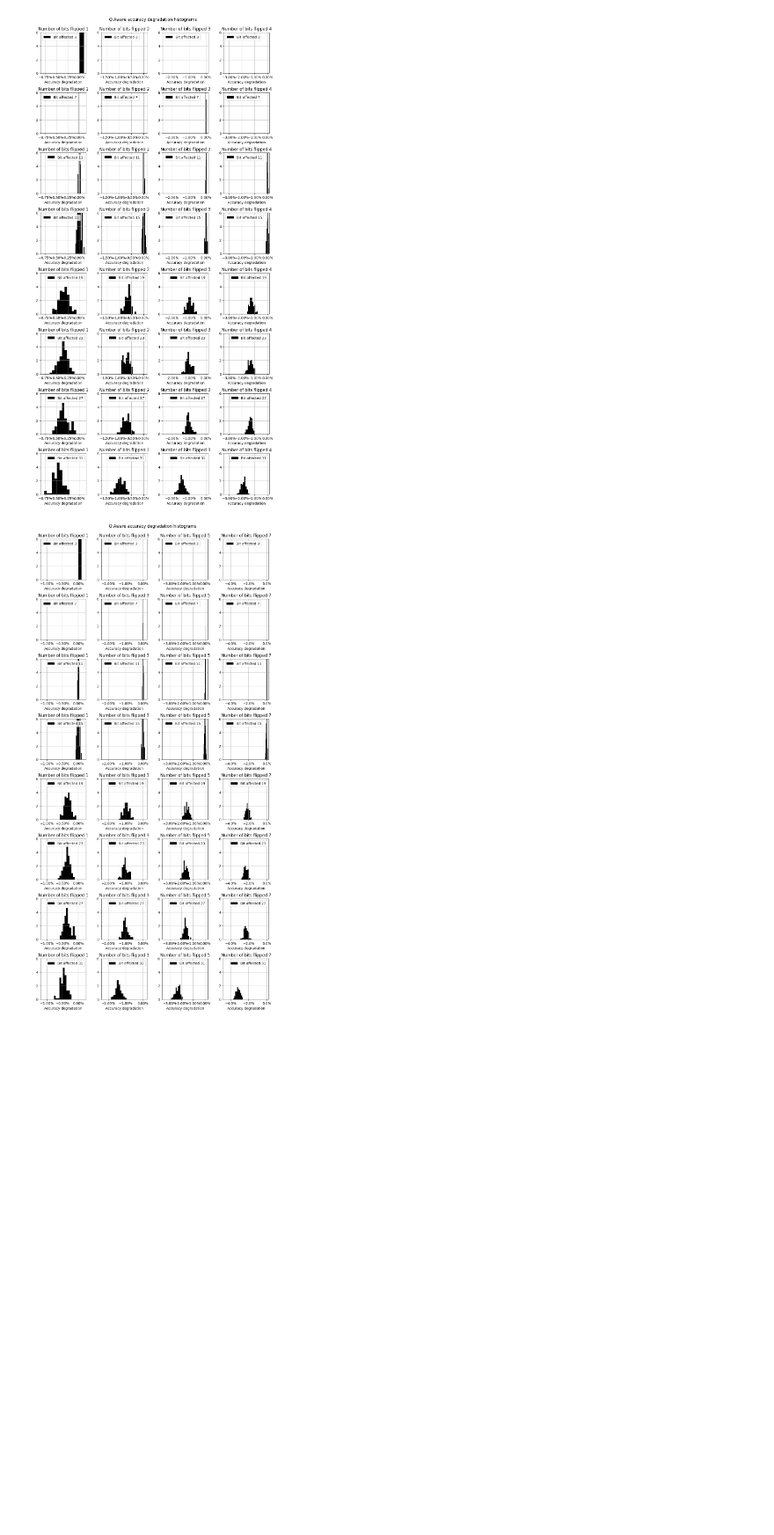
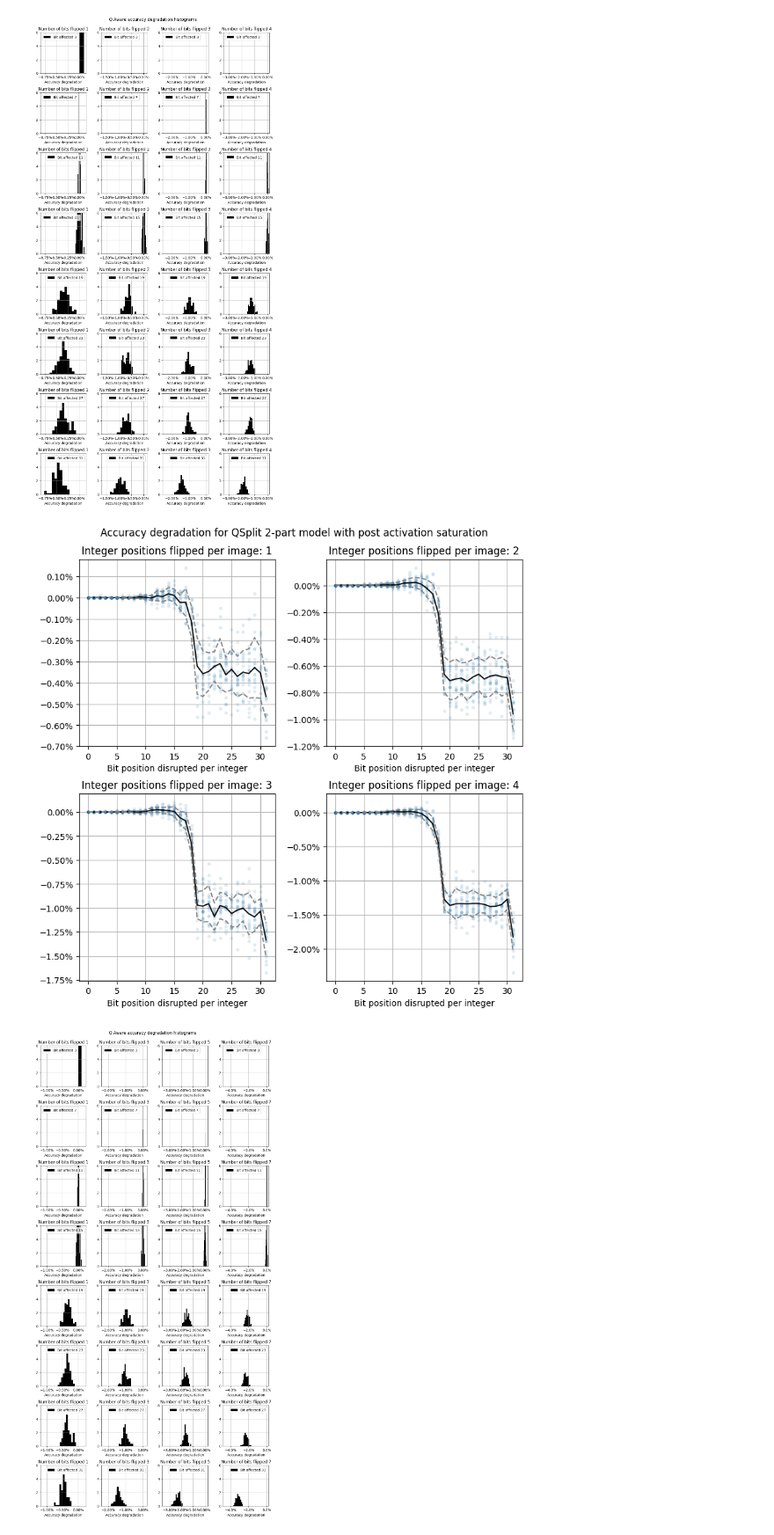
Before and after one commit to Rossbert/Master-Project-Quantization, a Jupyter notebook: QSplit_Plot.ipynb, the cells around one changed output. Shown at 88% size. Cells and saved outputs as stored; diff of their text form; code cells hidden in the pictures; blank space fills up the shorter version.

Commit message:
Reworked main QSplit script, generalized for all cases
Added results of quantization with integer saturation

```diff
--- a/QSplit_Plot.ipynb
+++ b/QSplit_Plot.ipynb
@@ -255,6 +255,40 @@ plt.show()
 plt.close()
 # %% [output]
 [figure]
+# %%
+SAVE_DATA_PATH = OUTPUTS_DIR + 'QSplit_multi_relu_2023-06-18_11.csv'
+SAVE_NAME = 'QSplit Post Activ Saturation Accuracy.png'
+N_FLIPS = 4
+df = pd.read_csv(SAVE_DATA_PATH)
+
+ax : List[List[plt.Axes]]
+fig, ax = plt.subplots(N_FLIPS//2, 2, figsize = (8, 8))
+fig.tight_layout(h_pad = 3.5, w_pad = 3.0, rect=[0, 0, 1, 0.94])
+fig.suptitle('Accuracy degradation for QSplit 2-part model with post activation saturation')
+
+for i in range(1, N_FLIPS + 1):
+    ax[convert_position(i-1)].yaxis.set_major_formatter(ticker.PercentFormatter())
+    condition = (df['layer_key'].notna()) & (df['n_bits_flipped'] == i)
+    ax[convert_position(i-1)].plot(df.loc[condition]['bit_disrupted'], pd.to_numeric(df.loc[condition]['q_aware_test_acc_degradation'])*100, '.', alpha = 0.1)
+    ax[convert_position(i-1)].set_title('Integer positions flipped per image: ' + str(i))
+    ax[convert_position(i-1)].set_xlabel('Bit position disrupted per integer')
+    ax[convert_position(i-1)].grid()
+    averages = []
+    stds = []
+    for j in np.unique(df.loc[condition]['bit_disrupted']):
+        new_condition = (df['layer_key'].notna()) & (df['n_bits_flipped'] == i) & (df['bit_disrupted'] == j)
+        averages.append(pd.to_numeric(df.loc[new_condition]['q_aware_test_acc_degradation']).mean())
+        stds.append(pd.to_numeric(df.loc[new_condition]['q_aware_test_acc_degradation']).std())
+    averages = np.array(averages)
+    ax[convert_position(i-1)].plot(np.unique(df.loc[condition]['bit_disrupted']), averages*100, alpha = 0.95, color = 'k')
+    ax[convert_position(i-1)].plot(np.unique(df.loc[condition]['bit_disrupted']), (averages + stds)*100, '--', alpha = 0.95, color = 'gray')
+    ax[convert_position(i-1)].plot(np.unique(df.loc[condition]['bit_disrupted']), (averages - stds)*100, '--', alpha = 0.95, color = 'gray')
+
+plt.savefig(PLT_SAVE_PATH + SAVE_NAME, bbox_inches = 'tight')
+plt.show()
+plt.close()
+# %% [output]
+[figure, added]
 # %%
 SAVE_DATA_PATH = OUTPUTS_DIR + 'Quantization_Split_Conservative.csv'
 SAVE_NAME = 'Histogram accuracy degradation conservative.png'
```
Also changed, not shown: 10 other files.
